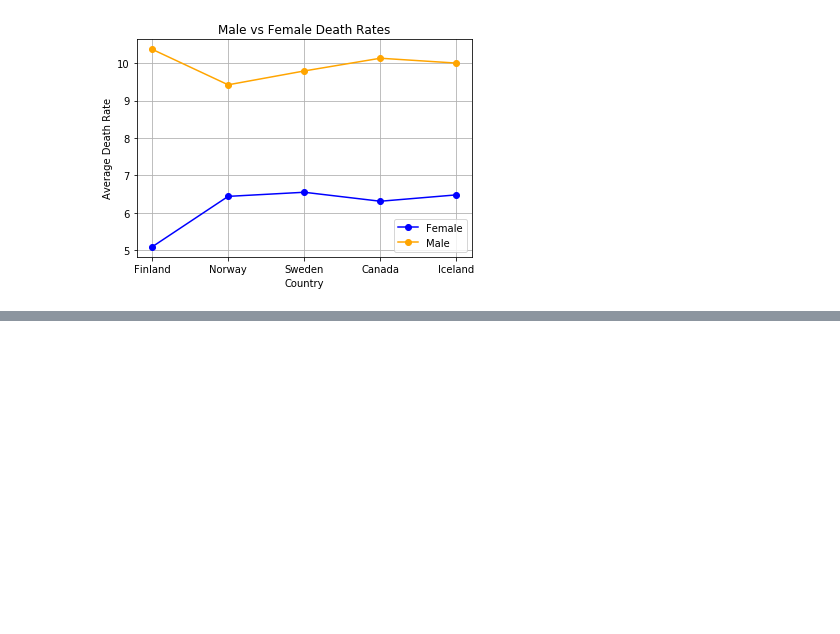
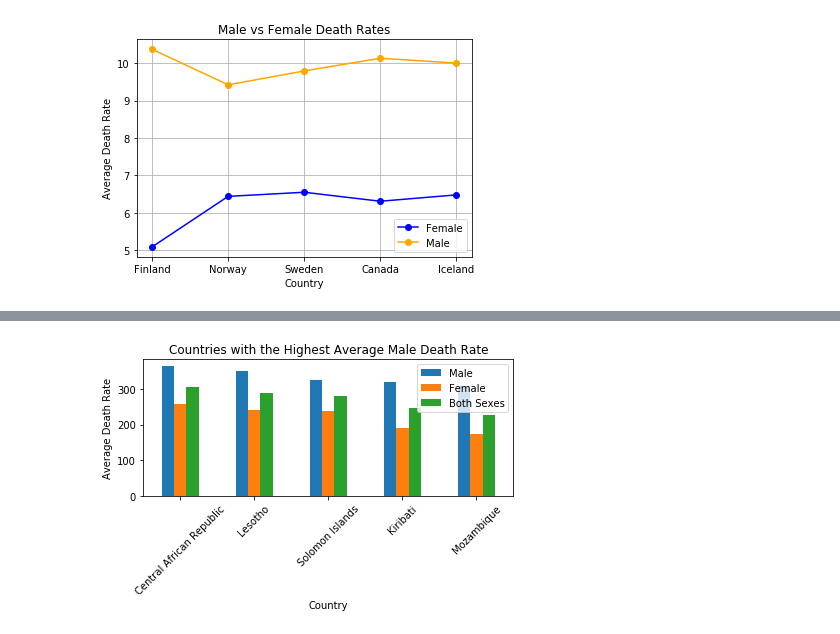
Before and after one commit to camillejensen/project_1, a Jupyter notebook: Project_1.ipynb, the cells around one changed output, grey strips where cells are left out. Saved outputs shown, nothing was run; the diff lists cells and outputs as text; code cells hidden in the pictures; blank space fills up the shorter version.

```diff
--- a/Project_1.ipynb
+++ b/Project_1.ipynb
@@ -242,0 +364,22 @@ plt.show()
+# %%
+male_graph= [364.9, 351.9, 324.7, 319.4, 308.1]
+
+female_mg=[257.8, 242.2, 238.6, 191.3, 175.2]
+both_mg= [305.1, 288.3, 281.2, 246.6, 228.4]
+
+
+
+index_m=['Central African Republic', 'Lesotho', 'Solomon Islands', 'Kiribati', 'Mozambique']
+
+male_bar_df= pd.DataFrame({'Male':male_graph,'Female':female_mg,'Both Sexes': both_mg }, index=index_m)
+male_bar_df.plot(kind="bar")
+
+
+plt.title('Countries with the Highest Average Male Death Rate')
+plt.xlabel('Country')
+plt.ylabel('Average Death Rate')
+plt.xticks(rotation=45)
+plt.tight_layout()
+plt.show()
+# %% [output]
+[figure, added]
```
Also changed, not shown: parts of 12 cells of this notebook.
